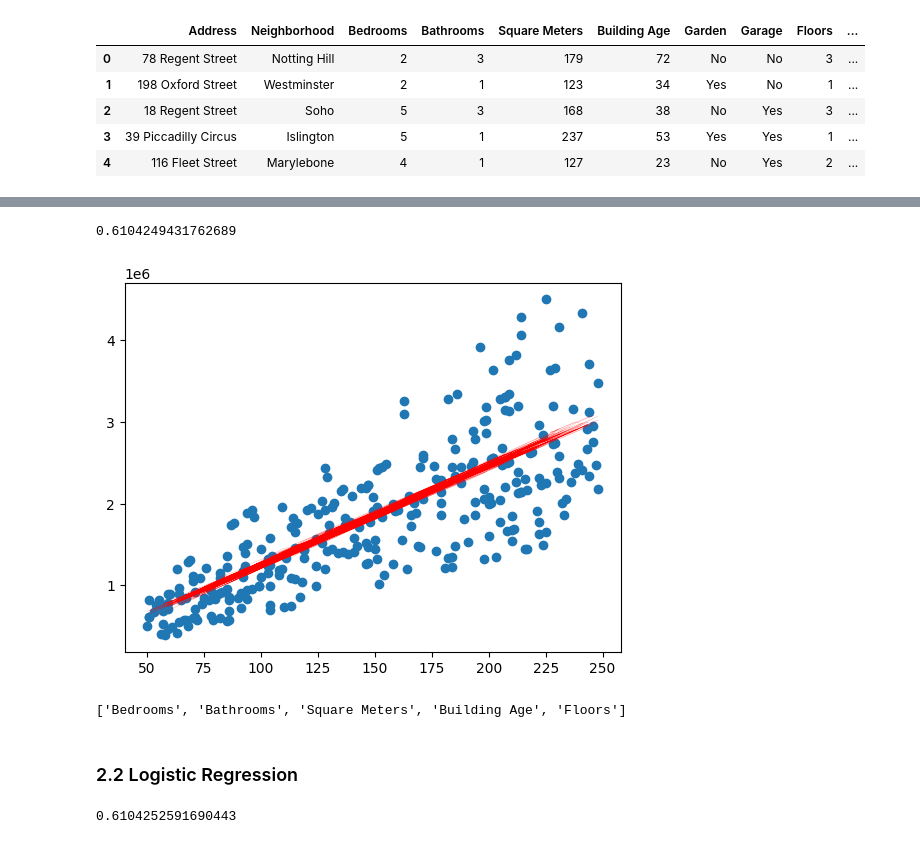
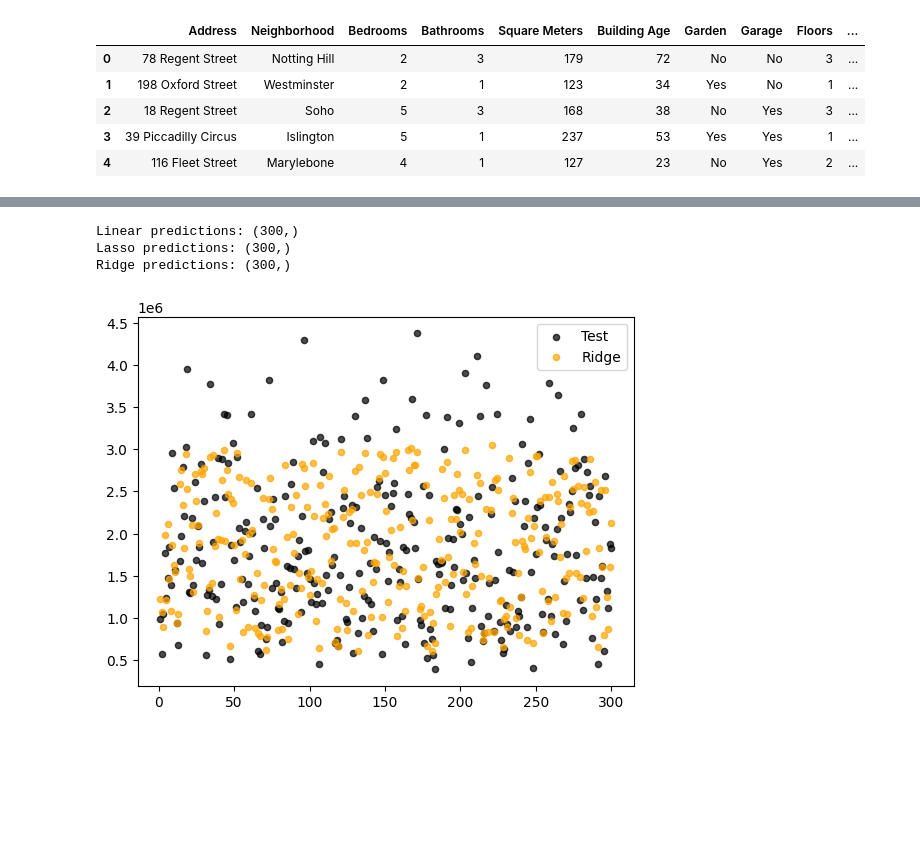
Before and after one commit to rsamconn/London-housing, a Jupyter notebook: Regression_analysis.ipynb, the cells around one changed output, grey strips where cells are left out. Drawn from its saved outputs; the diff is of its cells as text; code cells hidden in the pictures; blank space fills up the shorter version.

```diff
--- a/Regression_analysis.ipynb
+++ b/Regression_analysis.ipynb
@@ -66,0 +156,8 @@ Which model is best - linear, logistic, lasso or ridge?
+# %%
+# Create numeric-only dataset
+numeric_columns = ['Bedrooms', 'Bathrooms', 'Square Meters', 'Building Age', 'Floors']
+X_numeric = housing_df.loc[:, numeric_columns].values
+y = housing_df['Price (£)'].values
+X_train_numeric, X_test_numeric, y_train_numeric, y_test_numeric = train_test_split(X_numeric, y, test_size=0.3, random_state=24)
+
+print(X_train_numeric.shape, X_test_numeric.shape, y_train_numeric.shape, y_test_numeric.shape)
@@ -66,0 +170,10 @@ Which model is best - linear, logistic, lasso or ridge?
+# %%
+# Instantiate models
+linreg = LinearRegression()
+lasso = Lasso(alpha = 0.1)
+ridge = Ridge(alpha = 0.1)
+
+# Fit to numeric data
+linreg.fit(X_train_numeric, y_train_numeric)
+lasso.fit(X_train_numeric, y_train_numeric)
+ridge.fit(X_train_numeric, y_train_numeric)
@@ -73,41 +184,23 @@ X_price_train, X_price_test, y_price_train, y_price_test = train_test_split(X_nu
 # %%
-# Try just linear first
-from sklearn.linear_model import LinearRegression
+y_linreg = linreg.predict(X_test_numeric)
+y_lasso = lasso.predict(X_test_numeric)
+y_ridge = ridge.predict(X_test_numeric)
 
-linear_reg = LinearRegression()
+print(f'Linear predictions: {y_linreg.shape}')
+print(f'Lasso predictions: {y_lasso.shape}')
+print(f'Ridge predictions: {y_ridge.shape}')
+# %% [output]
+Linear predictions: (300,)
+Lasso predictions: (300,)
+Ridge predictions: (300,)
-# %%
-# Test the model on the data
-linear_reg.fit(X_price_train, y_price_train)
-
-linear_preds = linear_reg.predict(X_price_test)
-
-linear_reg.score(X_price_test, y_price_test)
-# %% [output]
-0.6104249431762689
-# %%
-# Plot linear predictions
-plt.scatter(X_price_test[:, 2], y_price_test)
-plt.plot(X_price_test[:, 2], linear_preds, color='red', linewidth=0.1)
-plt.show()
-# %% [output]
-[figure, removed]
-# %%
-print(numeric_columns)
-# %% [output]
-['Bedrooms', 'Bathrooms', 'Square Meters', 'Building Age', 'Floors']
-# %% [markdown]
-### 2.2 Logistic Regression
-# %%
-# Try just lasso first
-from sklearn.linear_model import Lasso
-
-lasso_reg = Lasso()
-
-# Test the model on the data
-lasso_reg.fit(X_price_train, y_price_train)
-
-lasso_preds = lasso_reg.predict(X_price_test)
-
-lasso_reg.score(X_price_test, y_price_test)
-# %% [output]
-0.6104252591690443
+# %%
+y_points = np.linspace(1, len(y_test_numeric), len(y_test_numeric))
+# print(len(y_points))
+plt.scatter(y_points, y_test_numeric, label='Test', alpha=0.7, color='black', s=20)
+# plt.scatter(y_points, y_linreg, label='LinReg', alpha=0.7, color='blue', s=20)
+# plt.scatter(y_points, y_lasso, label='Lasso', alpha=0.7, color='green', s=20)
+plt.scatter(y_points, y_ridge, label='Ridge', alpha=0.7, color='orange', s=20)
+plt.legend()
+plt.show()
+# %% [output]
+[figure, added]
```
Also changed, not shown: parts of 23 cells of this notebook, 2 other files.
